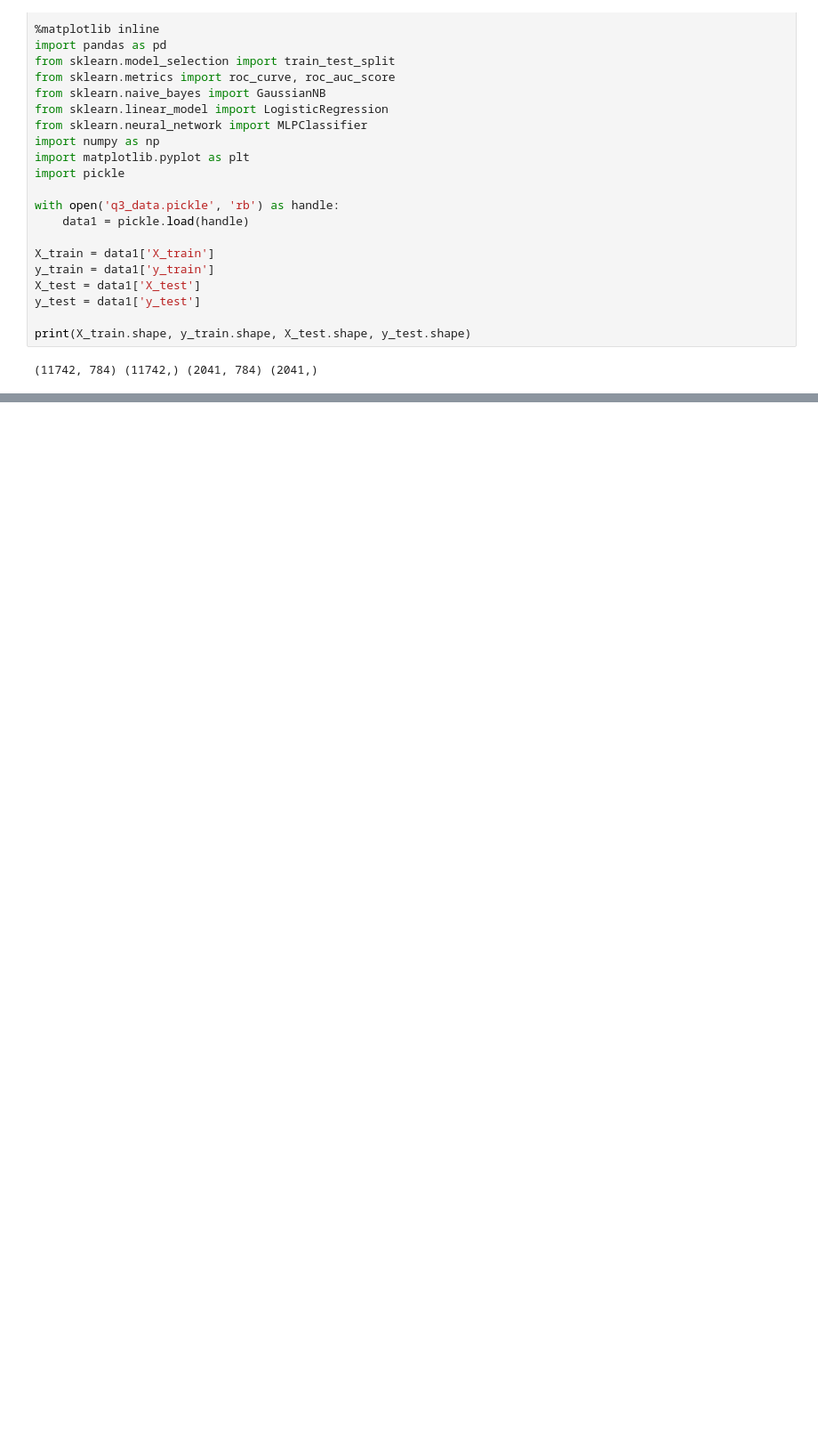
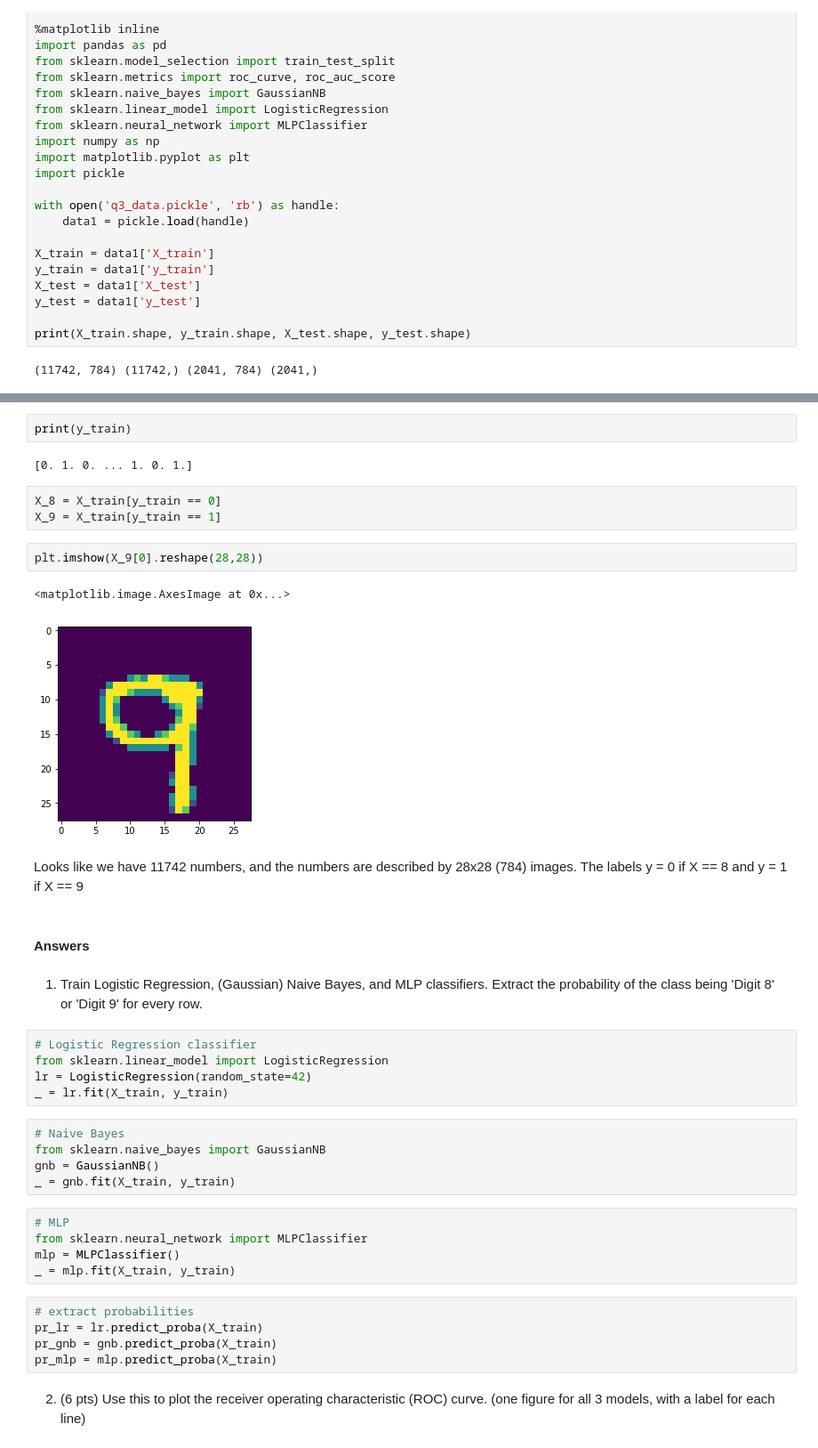
Before and after one commit to jsigee87/data_science_principles, a Jupyter notebook: hw4/HW4.ipynb, the cells around one changed output, grey strips where cells are left out. Shown at 89% size. Cells and saved outputs as stored; diff of their text form; blank space fills up the shorter version.

```diff
--- a/hw4/HW4.ipynb
+++ b/hw4/HW4.ipynb
@@ -166,0 +162,40 @@ print(X_train.shape, y_train.shape, X_test.shape, y_test.shape)
+# %%
+print(y_train)
+# %% [output]
+[0. 1. 0. ... 1. 0. 1.]
+# %%
+X_8 = X_train[y_train == 0]
+X_9 = X_train[y_train == 1]
+# %%
+plt.imshow(X_9[0].reshape(28,28))
+# %% [output]
+<matplotlib.image.AxesImage at 0x...>
+[figure, added]
+# %% [markdown]
+Looks like we have 11742 numbers, and the numbers are described by 28x28 (784) images. The labels y = 0 if X == 8 and y = 1 if X == 9
+# %% [markdown]
+#### Answers
+# %% [markdown]
+1. Train Logistic Regression, (Gaussian) Naive Bayes, and MLP classifiers. Extract the probability of the class being 'Digit 8' or 'Digit 9' for every row.
+# %%
+# Logistic Regression classifier
+from sklearn.linear_model import LogisticRegression
+lr = LogisticRegression(random_state=42)
+_ = lr.fit(X_train, y_train)
+# %%
+# Naive Bayes
+from sklearn.naive_bayes import GaussianNB
+gnb = GaussianNB()
+_ = gnb.fit(X_train, y_train)
+# %%
+# MLP
+from sklearn.neural_network import MLPClassifier
+mlp = MLPClassifier()
+_ = mlp.fit(X_train, y_train)
+# %%
+# extract probabilities
+pr_lr = lr.predict_proba(X_train)
+pr_gnb = gnb.predict_proba(X_train)
+pr_mlp = mlp.predict_proba(X_train)
+# %% [markdown]
+2. (6 pts) Use this to plot the receiver operating characteristic (ROC) curve. (one figure for all 3 models, with a label for each line)
```
Also changed, not shown: parts of 20 cells of this notebook.
